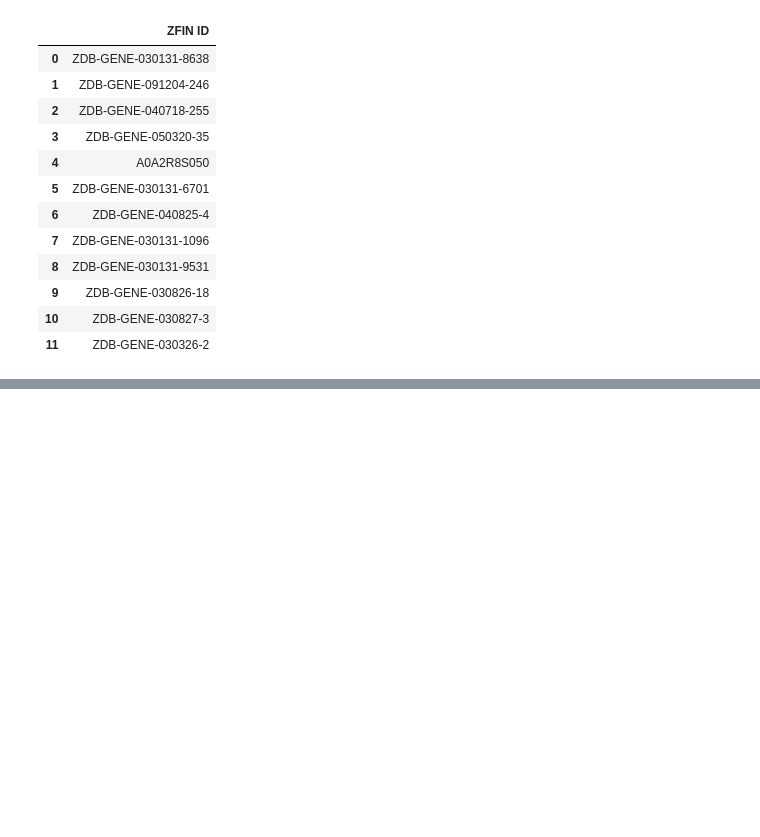
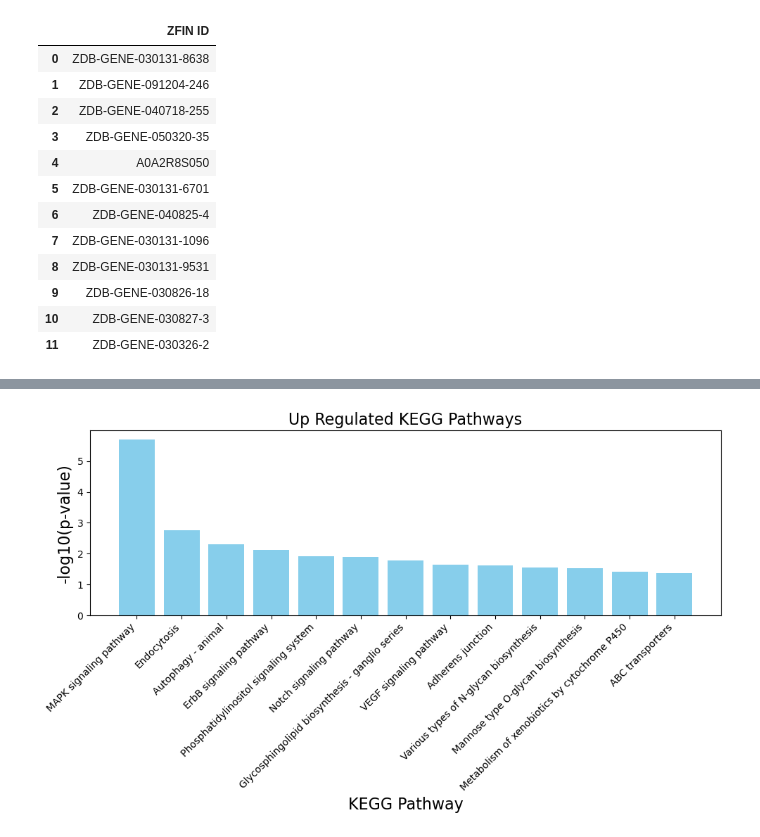
Before and after one commit to sdsucomptox/danrerlib, a Jupyter notebook: sphinx/tutorials/funcional_enrichment.ipynb, the cells around one changed output, grey strips where cells are left out. Saved outputs shown, nothing was run; the diff lists cells and outputs as text; code cells hidden in the pictures; blank space fills up the shorter version.

```diff
--- a/sphinx/tutorials/funcional_enrichment.ipynb
+++ b/sphinx/tutorials/funcional_enrichment.ipynb
@@ -186,0 +390,2 @@ GO.get_genes_in_GO_concept('GO:0033554', 'dre')
+# %%
+gene_universe_tpp = pd.read_csv('data/test_data/TPP_DE.txt', sep = '\t')
@@ -186,0 +394,8 @@ GO.get_genes_in_GO_concept('GO:0033554', 'dre')
+# %%
+# same as before
+ncbi_id = 'NCBI Gene ID'
+database_choice = 'KEGG Pathway'
+enrich_method = 'fishers'
+
+# define the directional test
+tes_direction = 'up'
@@ -186,0 +404,7 @@ GO.get_genes_in_GO_concept('GO:0033554', 'dre')
+# %%
+result = enrich(gene_universe = gene_universe_tpp,
+                gene_id_type = ncbi_id,
+                database = database_choice,
+                method = enrich_method,
+                direction = 'up'
+                )
@@ -186,0 +432,15 @@ GO.get_genes_in_GO_concept('GO:0033554', 'dre')
+# %%
+# create a bar chart to visualize the enriched results
+upregulated_results = result[result['Direction'] == 'up regulated']
+
+# Create a bar plot
+plt.figure(figsize=(10, 6))
+plt.bar(upregulated_results['Concept Name'], -np.log10(upregulated_results['P-value']), color='skyblue')
+plt.xlabel('KEGG Pathway', fontsize=16)
+plt.ylabel('-log10(p-value)', fontsize=16)
+plt.title('Up Regulated KEGG Pathways', fontsize=16)
+plt.xticks(rotation=45, ha='right')
+plt.tight_layout()
+plt.show()
+# %% [output]
+[figure, added]
```
Also changed, not shown: parts of 35 cells of this notebook, 19 other files.
